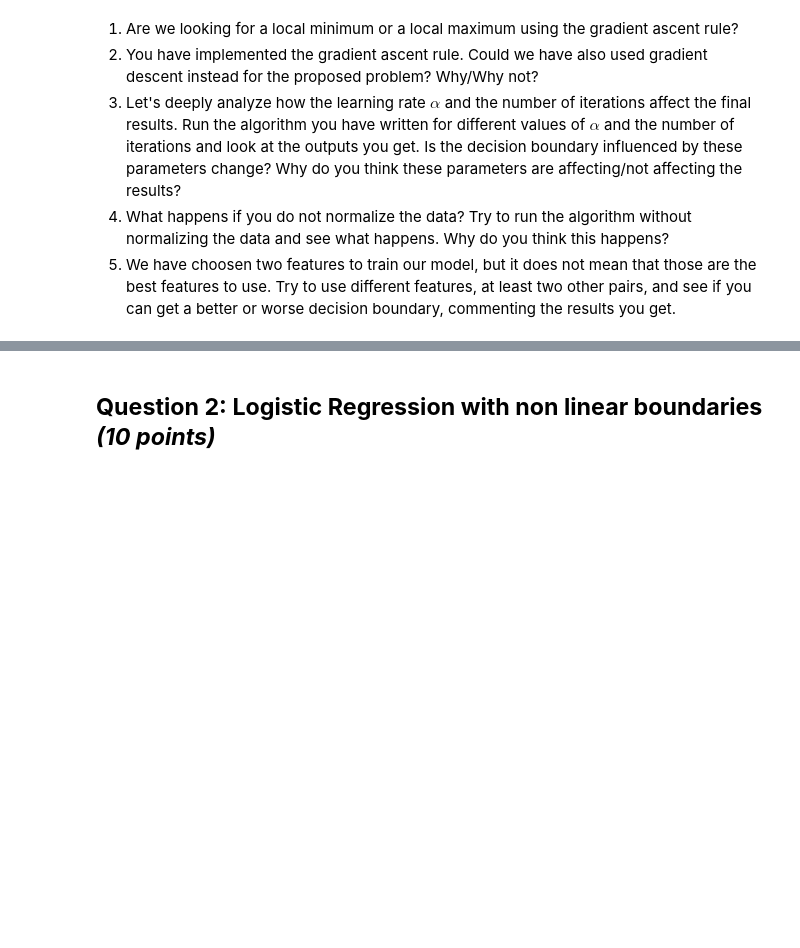
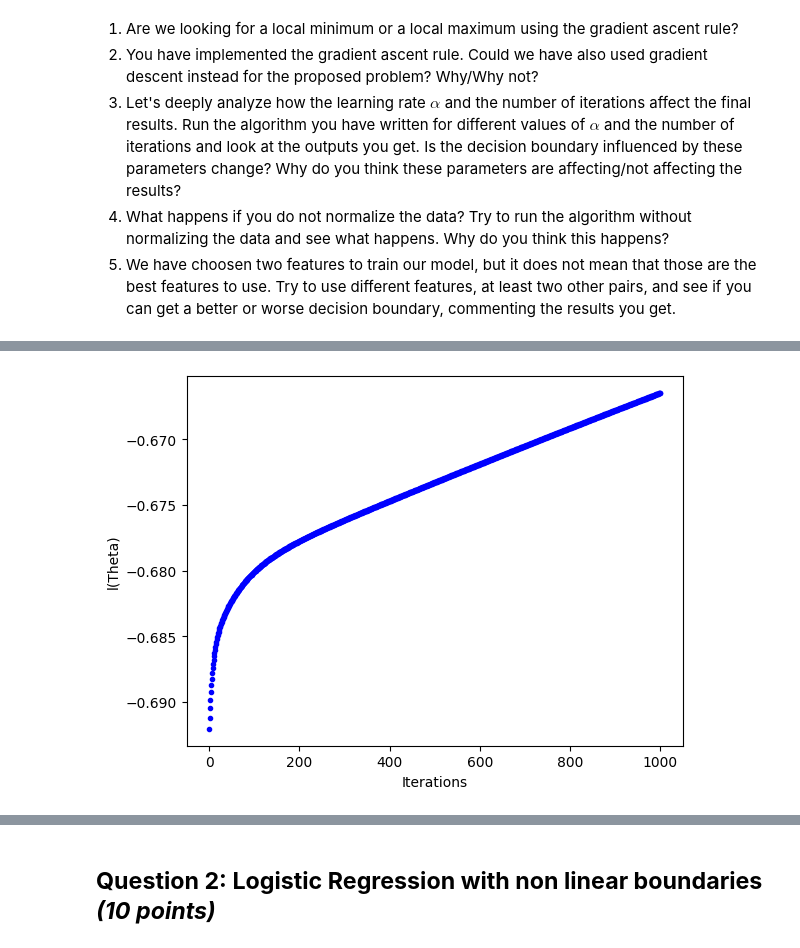
Before and after one commit to ywateba/fds_2023_hw2, a Jupyter notebook: HW2.ipynb, the cells around one changed output, grey strips where cells are left out. Cells and saved outputs as stored; diff of their text form; code cells hidden in the pictures; blank space fills up the shorter version.

```diff
--- a/HW2.ipynb
+++ b/HW2.ipynb
@@ -523,0 +608,13 @@ pass
+# %%
+# Initialize theta0
+theta0 = np.random.normal(0, 0.01, X.shape[1])
+
+# Run Gradient Ascent method
+theta_final, log_l_history = gradient_ascent(theta0, X, y, lr=0.1, num_steps=1000)
+fig, ax = plt.subplots(num=2)
+
+ax.set_ylabel("l(Theta)")
+ax.set_xlabel("Iterations")
+_ = ax.plot(range(len(log_l_history)), log_l_history, "b.")
+# %% [output]
+[figure, added]
```
Also changed, not shown: parts of 20 cells of this notebook.
